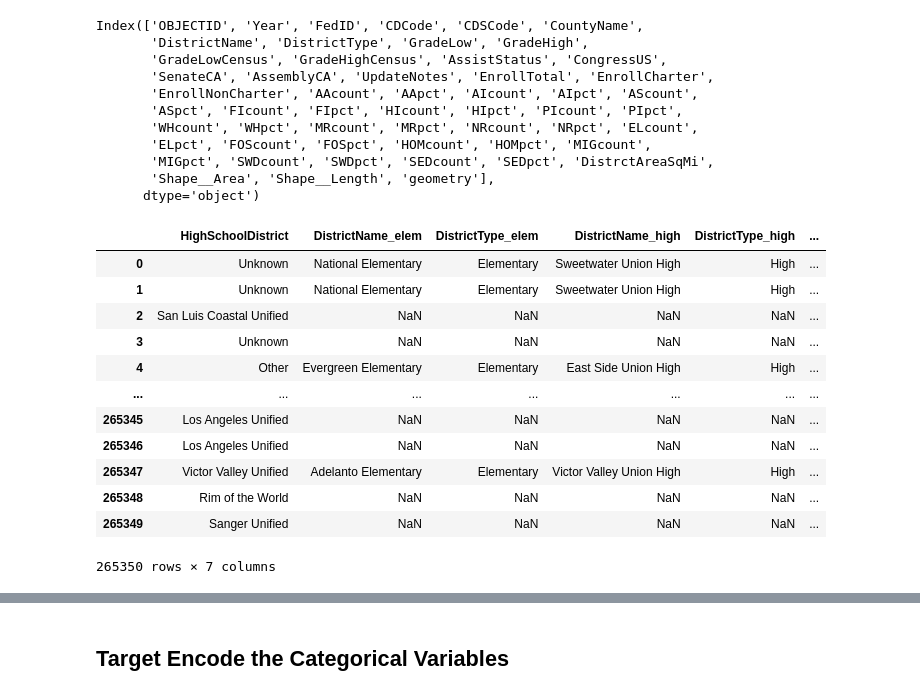
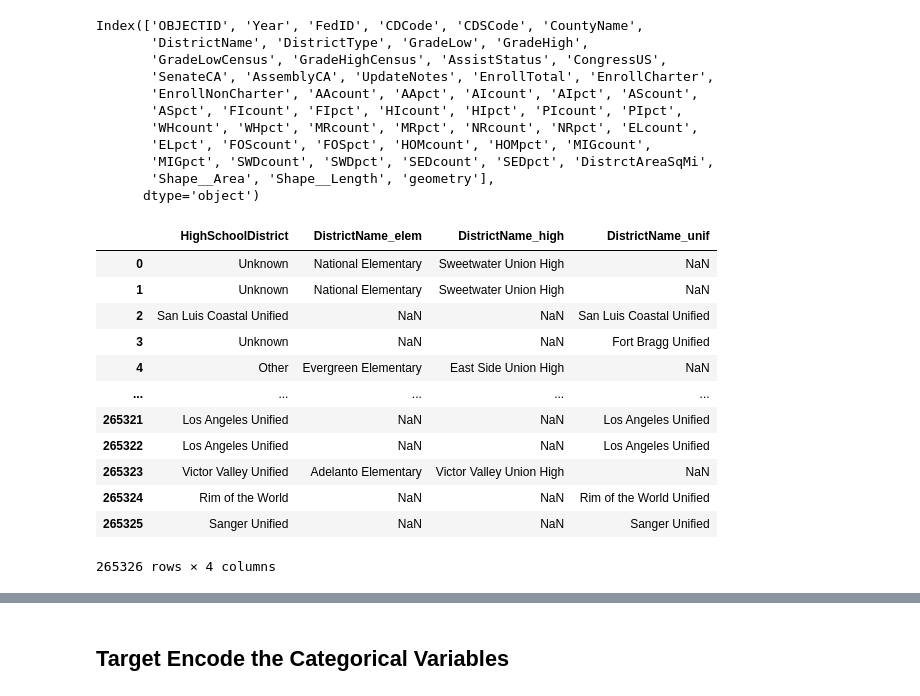
Before and after one commit to Smorgasbordy/IDX-Exchange-Data-Science, a Jupyter notebook: Feature_Engineering.ipynb, the cells around one changed output, grey strips where cells are left out. Cells and saved outputs as stored; diff of their text form; code cells hidden in the pictures.

```diff
--- a/Feature_Engineering.ipynb
+++ b/Feature_Engineering.ipynb
@@ -173,21 +181,21 @@ geo_unif_test = geo_unif_test[cols_to_keep]
 geo_unif_test = geo_unif_test.add_suffix('_unif')
 geo_test = geo_high_test.join(geo_elem_test, how="inner", lsuffix='_high', rsuffix='_elem').join(geo_unif_test, how="inner")
 # %%
-geo_train[["HighSchoolDistrict", "DistrictName_elem", "DistrictType_elem", "DistrictName_high", "DistrictType_high", "DistrictName_unif", "DistrictType_unif"]]
+geo_train[["HighSchoolDistrict", "DistrictName_elem", "DistrictName_high", "DistrictName_unif"]]
 # %% [output]
-|  | HighSchoolDistrict | DistrictName_elem | DistrictType_elem | DistrictName_high | DistrictType_high | ... |
-| 0 | Unknown | National Elementary | Elementary | Sweetwater Union High | High | ... |
-| 1 | Unknown | National Elementary | Elementary | Sweetwater Union High | High | ... |
-| 2 | San Luis Coastal Unified | NaN | NaN | NaN | NaN | ... |
-| 3 | Unknown | NaN | NaN | NaN | NaN | ... |
-| 4 | Other | Evergreen Elementary | Elementary | East Side Union High | High | ... |
-| ... | ... | ... | ... | ... | ... | ... |
-| 265345 | Los Angeles Unified | NaN | NaN | NaN | NaN | ... |
-| 265346 | Los Angeles Unified | NaN | NaN | NaN | NaN | ... |
-| 265347 | Victor Valley Unified | Adelanto Elementary | Elementary | Victor Valley Union High | High | ... |
-| 265348 | Rim of the World | NaN | NaN | NaN | NaN | ... |
-| 265349 | Sanger Unified | NaN | NaN | NaN | NaN | ... |
+|  | HighSchoolDistrict | DistrictName_elem | DistrictName_high | DistrictName_unif |
+| 0 | Unknown | National Elementary | Sweetwater Union High | NaN |
+| 1 | Unknown | National Elementary | Sweetwater Union High | NaN |
+| 2 | San Luis Coastal Unified | NaN | NaN | San Luis Coastal Unified |
+| 3 | Unknown | NaN | NaN | Fort Bragg Unified |
+| 4 | Other | Evergreen Elementary | East Side Union High | NaN |
+| ... | ... | ... | ... | ... |
+| 265321 | Los Angeles Unified | NaN | NaN | Los Angeles Unified |
+| 265322 | Los Angeles Unified | NaN | NaN | Los Angeles Unified |
+| 265323 | Victor Valley Unified | Adelanto Elementary | Victor Valley Union High | NaN |
+| 265324 | Rim of the World | NaN | NaN | Rim of the World Unified |
+| 265325 | Sanger Unified | NaN | NaN | Sanger Unified |
-265350 rows × 7 columns
+265326 rows × 4 columns
 # %%
 # Check if there are any rows in the MLS data that could not be matched to any school district
 # It seems that most of these rows show up as "Unknown" or "Other"
```
Also changed, not shown: parts of 16 cells of this notebook.
